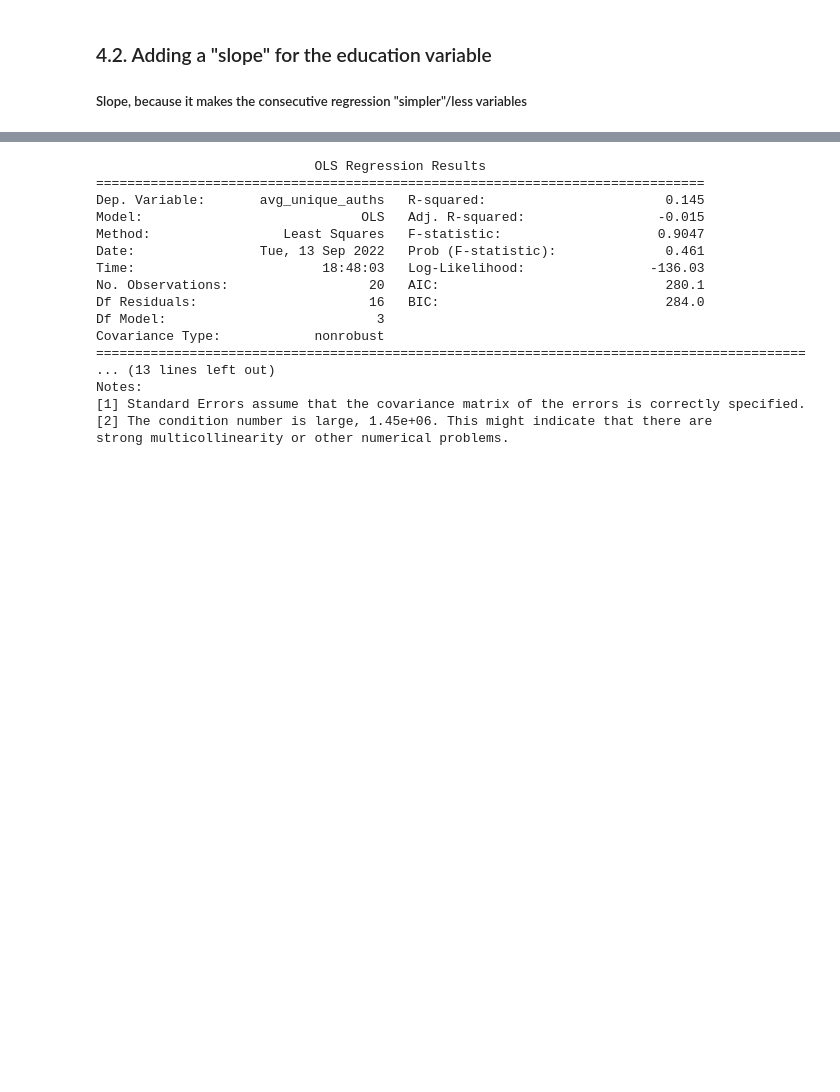
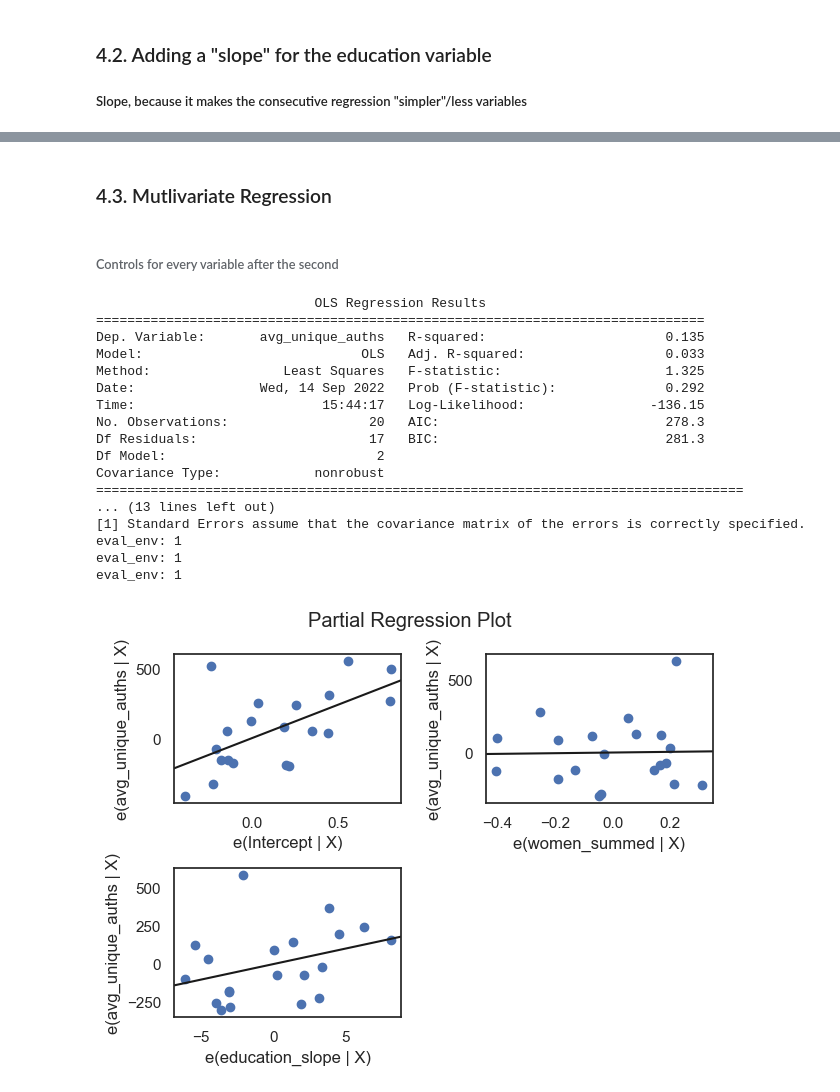
Before and after one commit to digital-scrappy/wikipedia-revisions, a Jupyter notebook: Analysis/MAJOR_gender_race_analysis.ipynb, the cells around one changed output, grey strips where cells are left out. Cells and saved outputs as stored; diff of their text form; code cells hidden in the pictures; blank space fills up the shorter version.

```diff
--- a/Analysis/MAJOR_gender_race_analysis.ipynb
+++ b/Analysis/MAJOR_gender_race_analysis.ipynb
@@ -277,22 +257,27 @@ def correlation_controlled(df, col_list):
+# %% [markdown]
+### 4.3. Mutlivariate Regression
+# %% [markdown]
+###### Controls for every variable after the second
 # %%
-col_list = ["avg_unique_auths", "african_american_summed", "education_slope", "A_MEDIAN"]
+col_list = ["avg_unique_auths", "women_summed", "education_slope"]
 
-correlation_controlled(df_major, col_list)
+multivariate_regression(df_major, col_list)
 # %% [output]
                             OLS Regression Results
 ==============================================================================
-Dep. Variable:       avg_unique_auths   R-squared:                       0.145
-Model:                            OLS   Adj. R-squared:                 -0.015
-Method:                 Least Squares   F-statistic:                    0.9047
-Date:                Tue, 13 Sep 2022   Prob (F-statistic):              0.461
-Time:                        18:48:03   Log-Likelihood:                -136.03
-No. Observations:                  20   AIC:                             280.1
-Df Residuals:                      16   BIC:                             284.0
-Df Model:                           3
+Dep. Variable:       avg_unique_auths   R-squared:                       0.135
+Model:                            OLS   Adj. R-squared:                  0.033
+Method:                 Least Squares   F-statistic:                     1.325
+Date:                Wed, 14 Sep 2022   Prob (F-statistic):              0.292
+Time:                        15:44:17   Log-Likelihood:                -136.15
+No. Observations:                  20   AIC:                             278.3
+Df Residuals:                      17   BIC:                             281.3
+Df Model:                           2
 Covariance Type:            nonrobust
-===========================================================================================
+===================================================================================
 ... (13 lines left out)
-Notes:
 [1] Standard Errors assume that the covariance matrix of the errors is correctly specified.
-[2] The condition number is large, 1.45e+06. This might indicate that there are
-strong multicollinearity or other numerical problems.
+eval_env: 1
+eval_env: 1
+eval_env: 1
+[figure, added]
```
Also changed, not shown: parts of 14 cells of this notebook, 3 other files.
